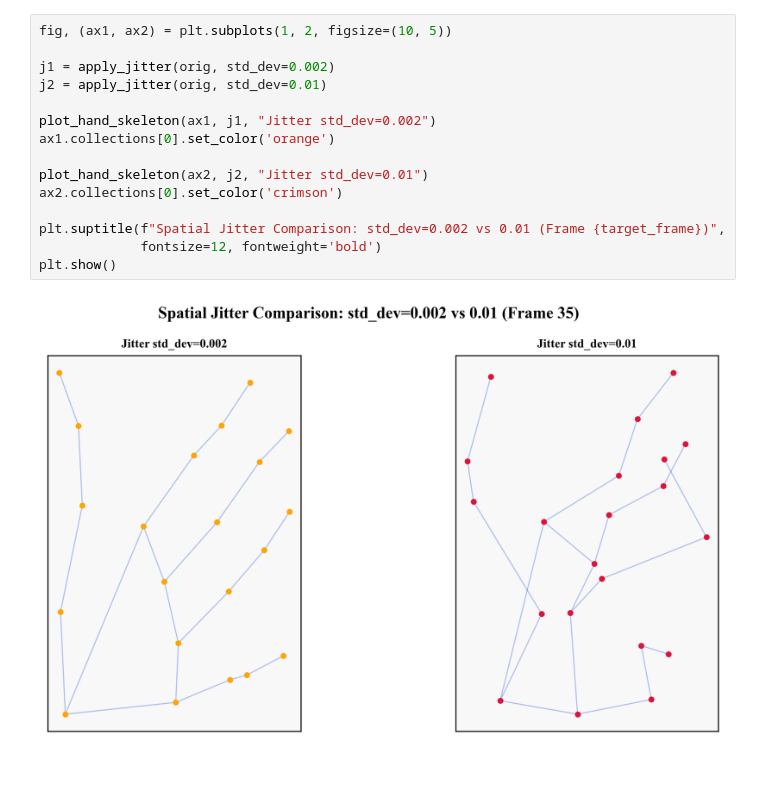
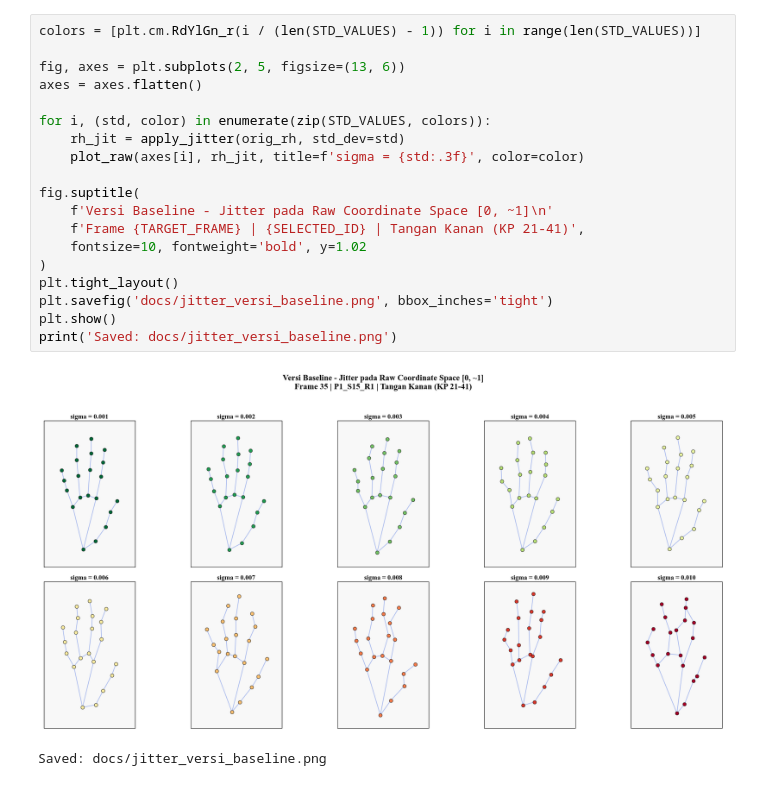
Before and after one commit to MahardikaPratama/rgb-to-skeleton-mediapipe, a Jupyter notebook: notebooks/spatial_jitter_analysis.ipynb, the cells around one changed output. Cells and saved outputs as stored; diff of their text form.

Commit message:
add frame and modify jitter analysis

```diff
--- a/notebooks/spatial_jitter_analysis.ipynb
+++ b/notebooks/spatial_jitter_analysis.ipynb
@@ -132,17 +188,22 @@ Evaluating the variance impact of different standard deviation values. A larger
 # %%
-fig, (ax1, ax2) = plt.subplots(1, 2, figsize=(10, 5))
+colors = [plt.cm.RdYlGn_r(i / (len(STD_VALUES) - 1)) for i in range(len(STD_VALUES))]
 
-j1 = apply_jitter(orig, std_dev=0.002)
-j2 = apply_jitter(orig, std_dev=0.01)
+fig, axes = plt.subplots(2, 5, figsize=(13, 6))
+axes = axes.flatten()
 
-plot_hand_skeleton(ax1, j1, "Jitter std_dev=0.002")
-ax1.collections[0].set_color('orange')
+for i, (std, color) in enumerate(zip(STD_VALUES, colors)):
+    rh_jit = apply_jitter(orig_rh, std_dev=std)
+    plot_raw(axes[i], rh_jit, title=f'sigma = {std:.3f}', color=color)
 
-plot_hand_skeleton(ax2, j2, "Jitter std_dev=0.01")
-ax2.collections[0].set_color('crimson')
-
-plt.suptitle(f"Spatial Jitter Comparison: std_dev=0.002 vs 0.01 (Frame {target_frame})",
-             fontsize=12, fontweight='bold')
+fig.suptitle(
+    f'Versi Baseline - Jitter pada Raw Coordinate Space [0, ~1]\n'
+    f'Frame {TARGET_FRAME} | {SELECTED_ID} | Tangan Kanan (KP 21-41)',
+    fontsize=10, fontweight='bold', y=1.02
+)
+plt.tight_layout()
+plt.savefig('docs/jitter_versi_baseline.png', bbox_inches='tight')
 plt.show()
+print('Saved: docs/jitter_versi_baseline.png')
 # %% [output]
-[figure, old version]
+[figure, new version]
+Saved: docs/jitter_versi_baseline.png
```
Also changed, not shown: parts of 12 cells of this notebook.
